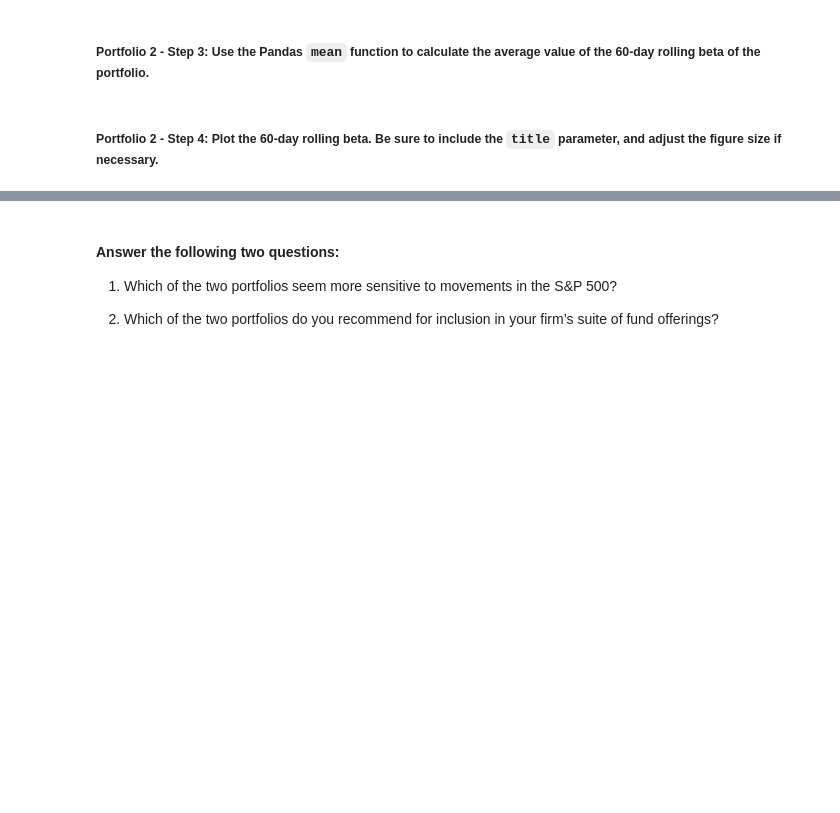
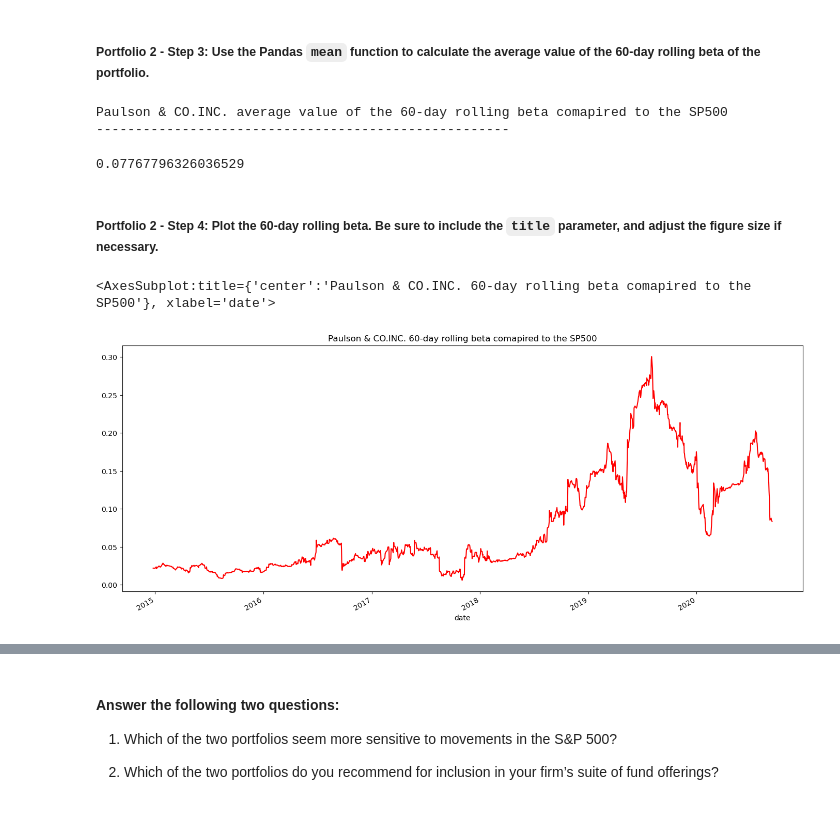
Before and after one commit to Tmccoy22/whale_cahllenge, a Jupyter notebook: risk_return_analysis.ipynb, the cells around one changed output, grey strips where cells are left out. Cells and saved outputs as stored; diff of their text form; code cells hidden in the pictures; blank space fills up the shorter version.

```diff
--- a/risk_return_analysis.ipynb
+++ b/risk_return_analysis.ipynb
@@ -413,4 +457,9 @@ Your analysis is nearing completion. Now, you need to evaluate how the portfolio
 # %%
 # Calculate the covariance using a 60-day rolling window
 # Review the last five rows of the covariance data
-# YOUR CODE HERE
+
+print("Paulson & CO.INC. is the selected portfolio")
+print("-----------------------------------------------------")
+plc_covariance = whales_daily_returns["PAULSON & CO.INC."].rolling(window = 60).cov(whales_daily_returns["S&P 500"]).dropna()
+
+plc_covariance.tail()
@@ -419,4 +478,6 @@ Your analysis is nearing completion. Now, you need to evaluate how the portfolio
 # %%
 # Calculate the beta based on the 60-day rolling covariance compared to the market (S&P 500)
 # Review the last five rows of the beta information
-# YOUR CODE HERE
+plc_beta = plc_covariance / sp500_variance
+
+plc_beta.tail()
@@ -424,10 +493,19 @@ Your analysis is nearing completion. Now, you need to evaluate how the portfolio
 ##### Portfolio 2 - Step 3: Use the Pandas `mean` function to calculate the average value of the 60-day rolling beta of the portfolio.
 # %%
 # Calculate the average of the 60-day rolling beta
-# YOUR CODE HERE
+print("Paulson & CO.INC. average value of the 60-day rolling beta comapired to the SP500")
+print("-----------------------------------------------------")
+plc_beta.mean()
+# %% [output]
+Paulson & CO.INC. average value of the 60-day rolling beta comapired to the SP500
+-----------------------------------------------------
+0.07767796326036529
 # %% [markdown]
 ##### Portfolio 2 - Step 4: Plot the 60-day rolling beta. Be sure to include the `title` parameter, and adjust the figure size if necessary.
 # %%
 # Plot the rolling beta
 # Include a title parameter and adjust the figure size
-# YOUR CODE HERE
+plc_beta.plot(figsize = (17,7), title = "Paulson & CO.INC. 60-day rolling beta comapired to the SP500", color = "red")
+# %% [output]
+<AxesSubplot:title={'center':'Paulson & CO.INC. 60-day rolling beta comapired to the SP500'}, xlabel='date'>
+[figure, added]
```
Also changed, not shown: parts of 9 cells of this notebook.
